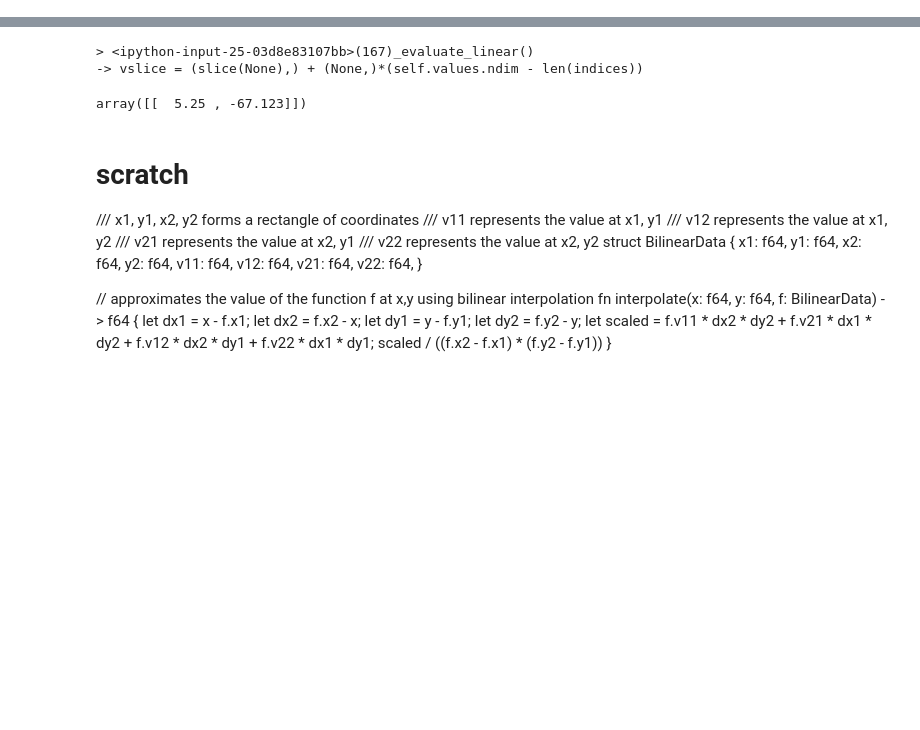
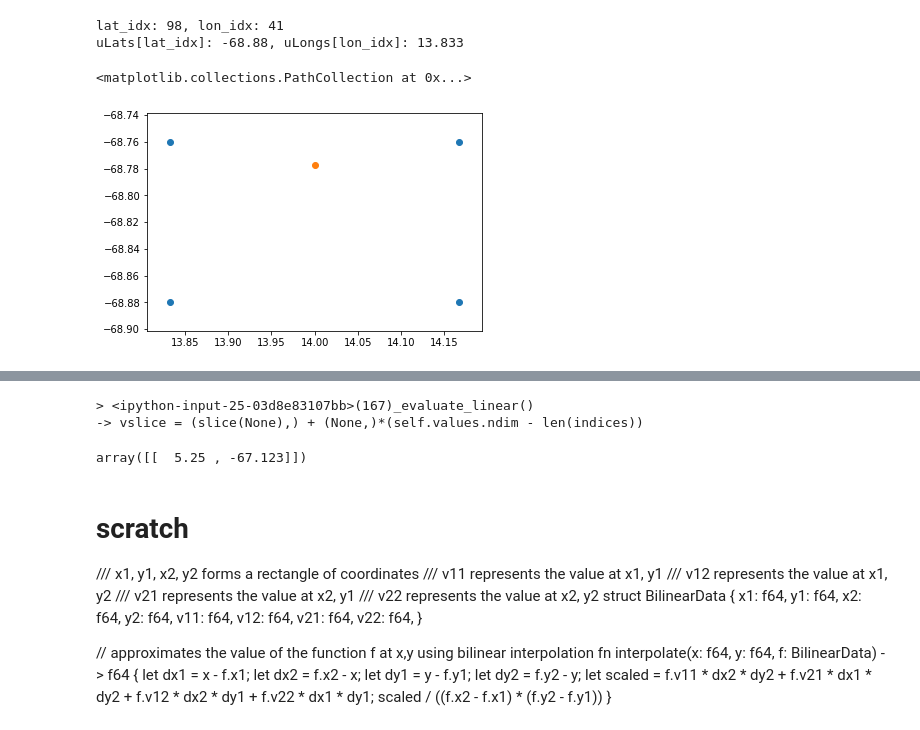
Before and after one commit to tylertucker202/argo-database, a Jupyter notebook: gridding/grid_api.ipynb, the cells around one changed output, grey strips where cells are left out. Cells and saved outputs as stored; diff of their text form; code cells hidden in the pictures; blank space fills up the shorter version.

```diff
--- a/gridding/grid_api.ipynb
+++ b/gridding/grid_api.ipynb
@@ -92,0 +152,19 @@ ValueError: The points in dimension 1 must be strictly ascending
+# %%
+lat_idx = find_closest_idx(uLats.tolist(), iPoint[1])
+lon_idx = get_lon_idx(iPoint[0], dlon, lon_0)
+llPoint = (uLongs[lon_idx], uLats[lat_idx], values[lon_idx, lat_idx])
+lrPoint = (uLongs[lon_idx+1], uLats[lat_idx], values[lon_idx+1, lat_idx])
+urPoint = (uLongs[lon_idx+1], uLats[lat_idx+1], values[lon_idx+1, lat_idx+1])
+ulPoint = (uLongs[lon_idx], uLats[lat_idx+1], values[lon_idx, lat_idx+1])
+points = [llPoint, lrPoint, urPoint, ulPoint]
+print(f'lat_idx: {lat_idx}, lon_idx: {lon_idx}')
+print(f'uLats[lat_idx]: {uLats[lat_idx]}, uLongs[lon_idx]: {uLongs[lon_idx]}')
+x, y = [uLongs[lon_idx], uLongs[lon_idx], uLongs[lon_idx+1], uLongs[lon_idx+1]] ,[uLats[lat_idx],  uLats[lat_idx+1], uLats[lat_idx],  uLats[lat_idx+1]]
+ax = plt.axes()
+ax.scatter(x, y)
+ax.scatter(iPoint[0], iPoint[1])
+# %% [output]
+lat_idx: 98, lon_idx: 41
+uLats[lat_idx]: -68.88, uLongs[lon_idx]: 13.833
+<matplotlib.collections.PathCollection at 0x...>
+[figure, added]
```
Also changed, not shown: parts of 10 cells of this notebook.
